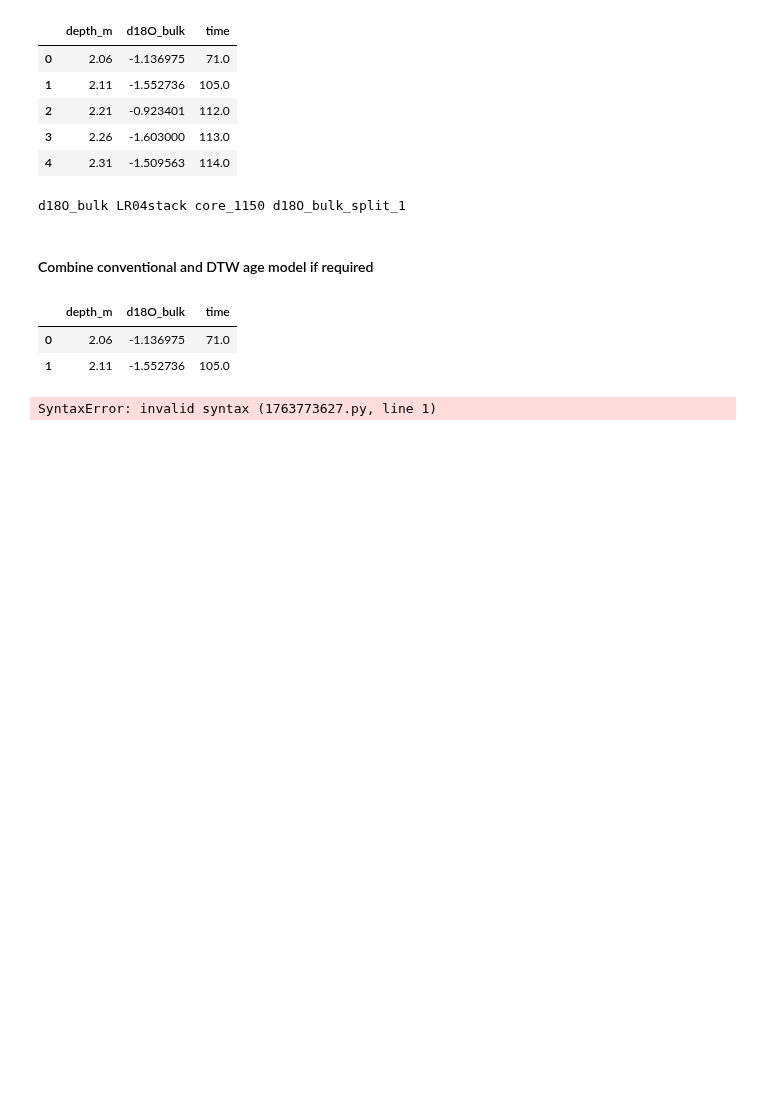
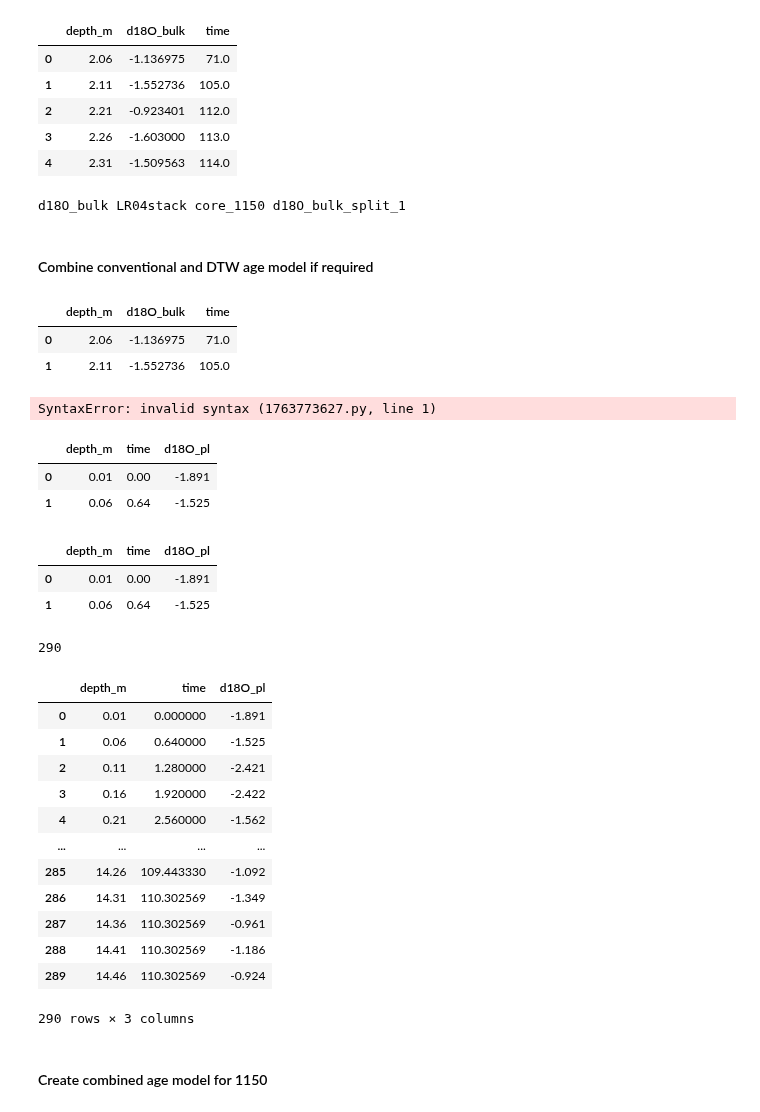
Before and after one commit to andreas-paul/dtw, a Jupyter notebook: src/01_dtw.ipynb, the cells around one changed output. Drawn from its saved outputs; the diff is of its cells as text; code cells hidden in the pictures; blank space fills up the shorter version.

```diff
--- a/src/01_dtw.ipynb
+++ b/src/01_dtw.ipynb
@@ -211,3 +211,25 @@ time_depth_model = time_depth_model[['depth_m','time', 'aragonite']]
 # %%
 var = source_var.split("_")[0]
 time_depth_model.to_csv(f"../out/time-depth-models/tdm_{source_name}_{var}_{ref}_out.csv", index=False)
+# %%
+df = pd.read_csv("../out/time-depth-models/tdm_core_1150_d18O_split_1_core_1100_conventional_agemodel_out.csv")
+# %%
+df.head(2)
+# %% [output]
+|  | depth_m | time | d18O_pl |
+| 0 | 0.01 | 0.00 | -1.891 |
+| 1 | 0.06 | 0.64 | -1.525 |
+# %%
+ref = pd.read_csv("../out/time-depth-models/tdm_core_1150_d18O_LR04stack_out.csv")
+# %%
+ref.head(2)
+# %% [output]
+|  | depth_m | time | d18O_pl |
+| 0 | 0.01 | 0.00 | -1.891 |
+| 1 | 0.06 | 0.64 | -1.525 |
+# %%
+df['d18O_pl'] = df['depth_m'].map(dict(zip(ref['depth_m'], ref['d18O_pl'])))
+# %%
+len(df)
+# %% [output]
+290
@@ -213,0 +238,18 @@ time_depth_model.to_csv(f"../out/time-depth-models/tdm_{source_name}_{var}_{ref}
+# %%
+ df
+# %% [output]
+|  | depth_m | time | d18O_pl |
+| 0 | 0.01 | 0.000000 | -1.891 |
+| 1 | 0.06 | 0.640000 | -1.525 |
+| 2 | 0.11 | 1.280000 | -2.421 |
+| 3 | 0.16 | 1.920000 | -2.422 |
+| 4 | 0.21 | 2.560000 | -1.562 |
+| ... | ... | ... | ... |
+| 285 | 14.26 | 109.443330 | -1.092 |
+| 286 | 14.31 | 110.302569 | -1.349 |
+| 287 | 14.36 | 110.302569 | -0.961 |
+| 288 | 14.41 | 110.302569 | -1.186 |
+| 289 | 14.46 | 110.302569 | -0.924 |
+290 rows × 3 columns
+# %% [markdown]
+#### Create combined age model for 1150
```
Also changed, not shown: parts of 11 cells of this notebook, 2 other files.
